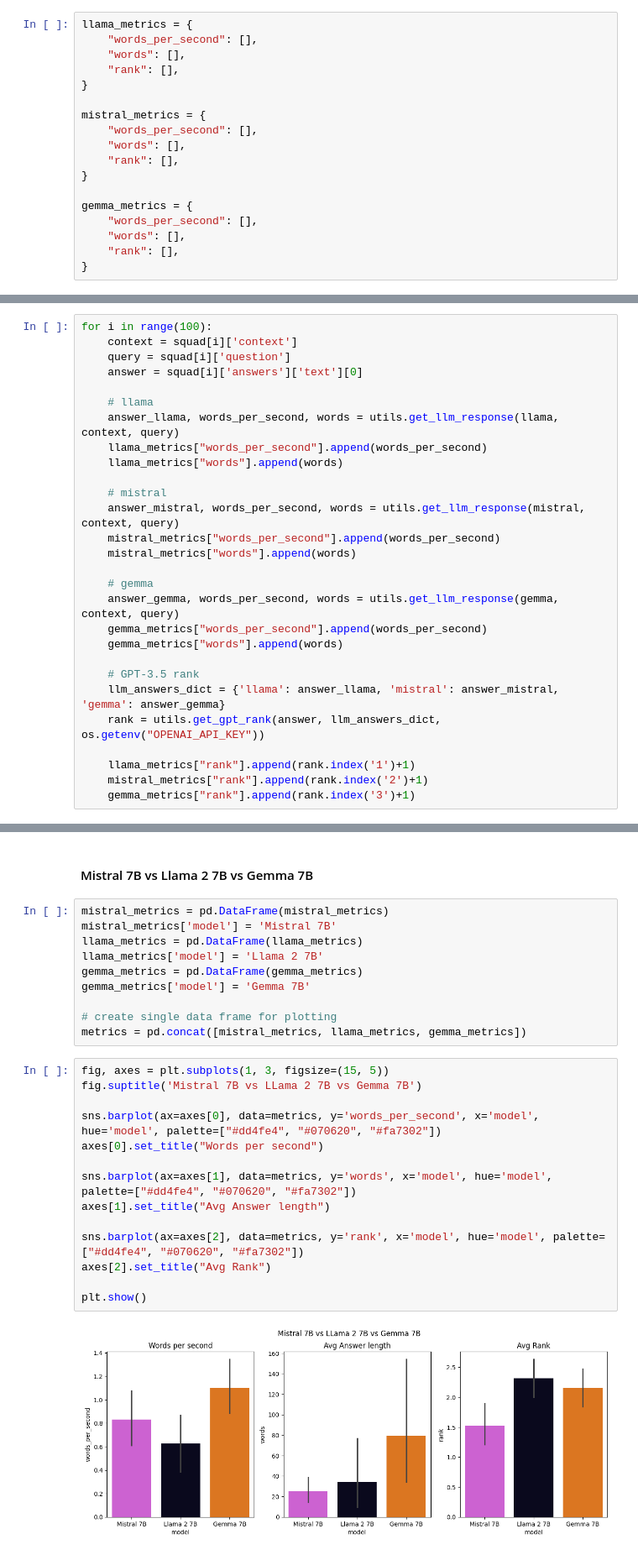
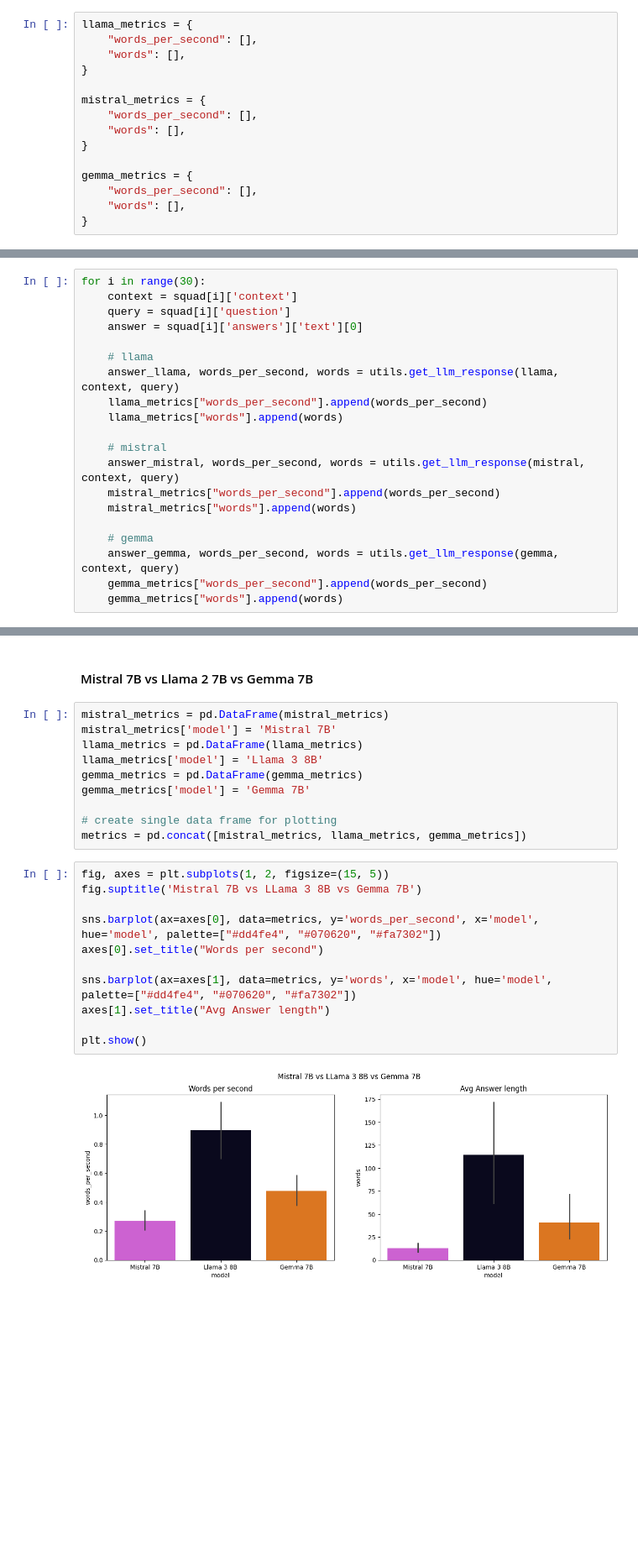
Before and after one commit to zaai-ai/lab, a Jupyter notebook: large-language-models/gemma/gemma.ipynb, the cells around one changed output, grey strips where cells are left out. Shown: that part at 84% size. Saved outputs shown, nothing was run; the diff lists cells and outputs as text; blank space fills up the shorter version.

Commit message:
gemma

```diff
--- a/large-language-models/gemma/gemma.ipynb
+++ b/large-language-models/gemma/gemma.ipynb
@@ -46,24 +43,21 @@ squad = squad.shuffle()
 llama_metrics = {
     "words_per_second": [],
     "words": [],
-    "rank": [],
 }
 
 mistral_metrics = {
     "words_per_second": [],
     "words": [],
-    "rank": [],
 }
 
 gemma_metrics = {
     "words_per_second": [],
     "words": [],
-    "rank": [],
 }
 # %% [markdown]
 ### Gather metrics
 # %%
-for i in range(100):
+for i in range(30):
     context = squad[i]['context']
     query = squad[i]['question']
     answer = squad[i]['answers']['text'][0]
@@ -82,11 +76,3 @@ for i in range(100):
     answer_gemma, words_per_second, words = utils.get_llm_response(gemma, context, query)
     gemma_metrics["words_per_second"].append(words_per_second)
     gemma_metrics["words"].append(words)
-
-    # GPT-3.5 rank
-    llm_answers_dict = {'llama': answer_llama, 'mistral': answer_mistral, 'gemma': answer_gemma}
-    rank = utils.get_gpt_rank(answer, llm_answers_dict, os.getenv("OPENAI_API_KEY"))
-
-    llama_metrics["rank"].append(rank.index('1')+1)
-    mistral_metrics["rank"].append(rank.index('2')+1)
-    gemma_metrics["rank"].append(rank.index('3')+1)
@@ -98,25 +102,22 @@ for i in range(100):
 mistral_metrics = pd.DataFrame(mistral_metrics)
 mistral_metrics['model'] = 'Mistral 7B'
 llama_metrics = pd.DataFrame(llama_metrics)
-llama_metrics['model'] = 'Llama 2 7B'
+llama_metrics['model'] = 'Llama 3 8B'
 gemma_metrics = pd.DataFrame(gemma_metrics)
 gemma_metrics['model'] = 'Gemma 7B'
 
 # create single data frame for plotting
 metrics = pd.concat([mistral_metrics, llama_metrics, gemma_metrics])
 # %%
-fig, axes = plt.subplots(1, 3, figsize=(15, 5))
-fig.suptitle('Mistral 7B vs LLama 2 7B vs Gemma 7B')
+fig, axes = plt.subplots(1, 2, figsize=(15, 5))
+fig.suptitle('Mistral 7B vs LLama 3 8B vs Gemma 7B')
 
 sns.barplot(ax=axes[0], data=metrics, y='words_per_second', x='model', hue='model', palette=["#dd4fe4", "#070620", "#fa7302"])
 axes[0].set_title("Words per second")
 
 sns.barplot(ax=axes[1], data=metrics, y='words', x='model', hue='model', palette=["#dd4fe4", "#070620", "#fa7302"])
 axes[1].set_title("Avg Answer length")
 
-sns.barplot(ax=axes[2], data=metrics, y='rank', x='model', hue='model', palette=["#dd4fe4", "#070620", "#fa7302"])
-axes[2].set_title("Avg Rank")
-
 plt.show()
 # %% [output]
-[figure, old version]
+[figure, new version]
```
Also changed, not shown: parts of 4 cells of this notebook, 3 other files.
